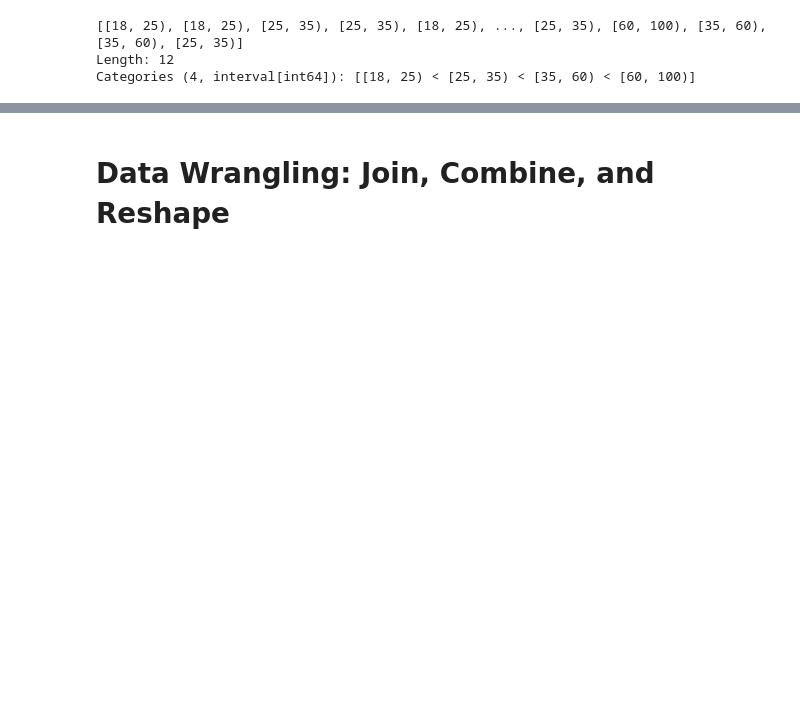
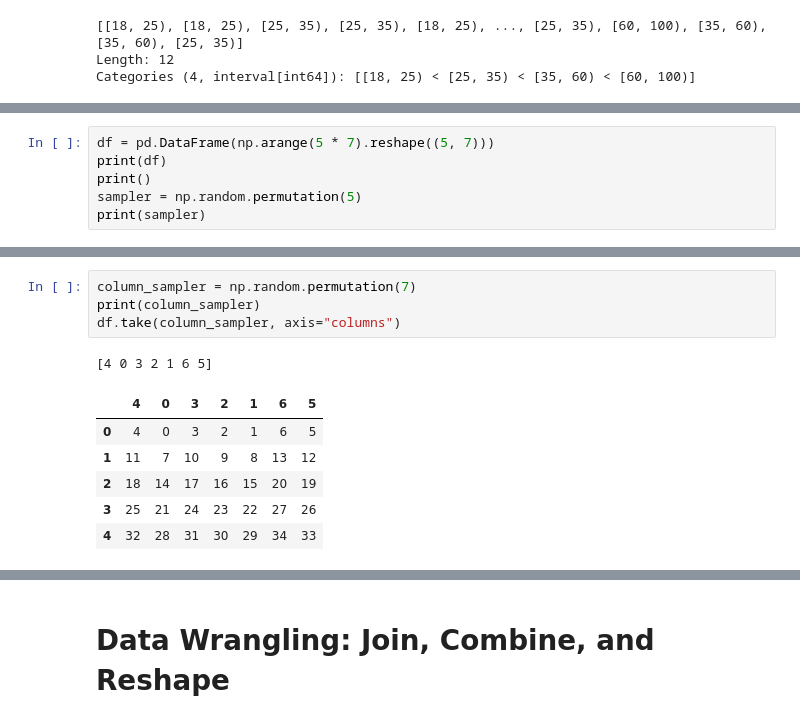
Before and after one commit to konstantinos-giannakopoulos/Python_Data_Analysis, a Jupyter notebook: 6_Data_Cleansing.ipynb, the cells around one changed output, grey strips where cells are left out. Drawn from its saved outputs; the diff is of its cells as text; blank space fills up the shorter version.

```diff
--- a/6_Data_Cleansing.ipynb
+++ b/6_Data_Cleansing.ipynb
@@ -401,0 +493,6 @@ Categories (4, interval[int64]): [[18, 25) < [25, 35) < [35, 60) < [60, 100)]
+# %%
+df = pd.DataFrame(np.arange(5 * 7).reshape((5, 7)))
+print(df)
+print()
+sampler = np.random.permutation(5)
+print(sampler)
@@ -401,0 +526,12 @@ Categories (4, interval[int64]): [[18, 25) < [25, 35) < [35, 60) < [60, 100)]
+# %%
+column_sampler = np.random.permutation(7)
+print(column_sampler)
+df.take(column_sampler, axis="columns")
+# %% [output]
+[4 0 3 2 1 6 5]
+|  | 4 | 0 | 3 | 2 | 1 | 6 | 5 |
+| 0 | 4 | 0 | 3 | 2 | 1 | 6 | 5 |
+| 1 | 11 | 7 | 10 | 9 | 8 | 13 | 12 |
+| 2 | 18 | 14 | 17 | 16 | 15 | 20 | 19 |
+| 3 | 25 | 21 | 24 | 23 | 22 | 27 | 26 |
+| 4 | 32 | 28 | 31 | 30 | 29 | 34 | 33 |
```
Also changed, not shown: parts of 22 cells of this notebook.
